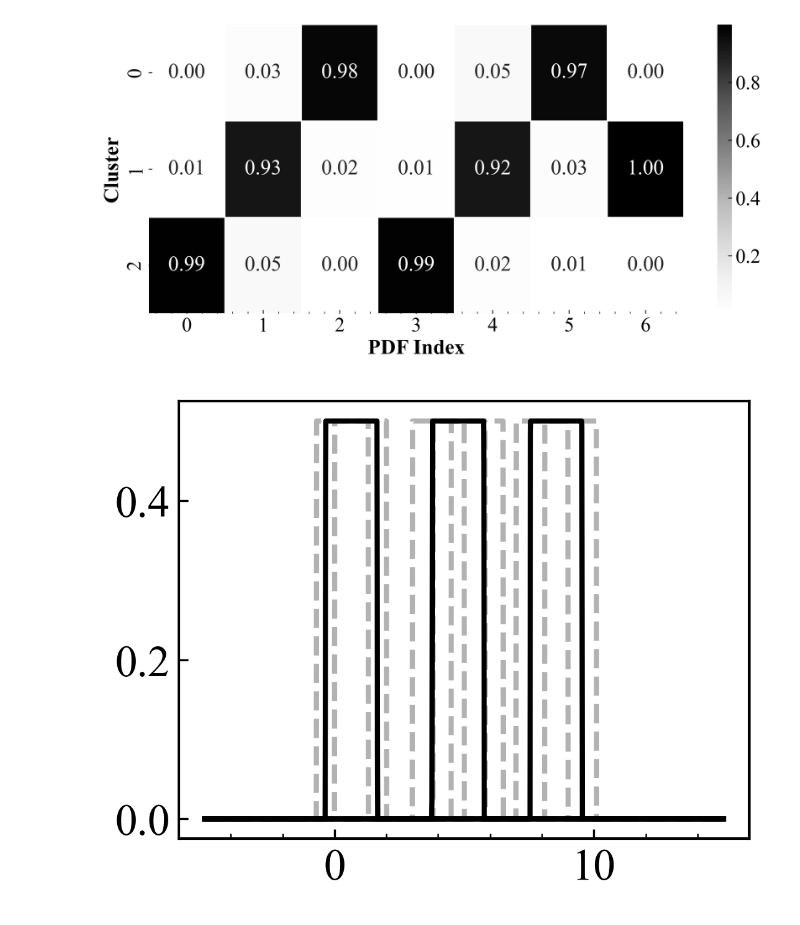
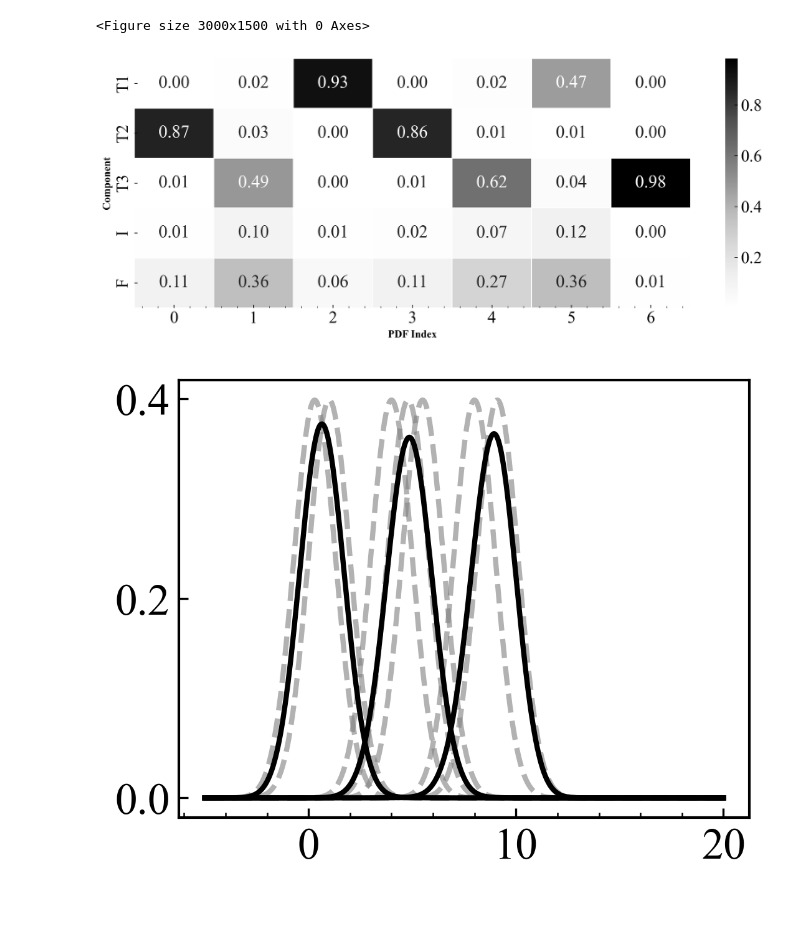
Before and after one commit to hungtrannam/probclust, a Jupyter notebook: notebooks/alg_NCF.ipynb, the cells around one changed output. Cells and saved outputs as stored; diff of their text form; code cells hidden in the pictures.

```diff
--- a/notebooks/alg_NCF.ipynb
+++ b/notebooks/alg_NCF.ipynb
@@ -30,12 +30,18 @@ F_data = generateUniform(a_list, b_list, grid_x)
+# %%
+bandwidth = 0.01
+grid_x    = grid(bandwidth, start=-5, end=20)
+mu        = np.array([0.3, 4.0, 9.1, 1.0, 5.5, 8.0, 4.8])
+sig       = np.ones_like(mu)
+F_data    = generateGauss(mu, sig, grid_x)
 # %%
 cluster=NCF.Model(
    grid_x=grid_x,
     num_clusters=3,
     max_iterations= 100,
-    tolerance= 1e-6,
+    tolerance= 1e-4,
     distance_metric= 'W2',
+    verbose=True,
 )
 cluster.fit(F_data)
-U, Theta, J = cluster.get_results()
-labels = cluster.get_hard_assignments()
+T, I, F, Theta, J = cluster.get_results()
 # %% [output]
@@ -43,23 +65,47 @@ AttributeError: 'Model' object has no attribute 'num_pdfs'
 # %%
 # plotHeatmap_U(U)
 plt.figure(figsize=(10, 5))
 temp(fontsize=20)
 
+
+"""
+Vẽ heatmap gồm 3 phần: T (membership), I (indeterminacy), F (hesitation).
+
+- T: shape (num_pdfs, num_clusters)
+- I, F: shape (num_pdfs,)
+"""
+
+T = T  # (num_clusters, num_pdfs)
+I = I[None, :]  # (1, num_pdfs)
+F = F[None, :]  # (1, num_pdfs)
+
+# Ghép lại thành ma trận tổng thể
+data_all = np.concatenate([T, I, F], axis=0)  # shape: (num_clusters+2, num_pdfs)
+
+# Nhãn cho trục y
+y_labels = [rf"T{j+1}" for j in range(T.shape[0])] + ["I", "F"]
+
+# Vẽ
+plt.figure(figsize=(12, 5))
 sns.heatmap(
-	U,
+	data_all,
 	annot=True,
 	fmt=".2f",
 	cmap='Greys',
 	cbar=True,
 	linewidths=0.5,
-	linecolor='white'
+	linecolor='white',
+	xticklabels=[f"{i}" for i in range(T.shape[1])],
+	yticklabels=y_labels
 )
 
-plt.ylabel('Cluster')
-plt.xlabel('PDF Index')
+plt.xlabel("PDF Index", fontsize=12)
+plt.ylabel("Component", fontsize=12)
 plt.tight_layout()
+plt.show()
 # %% [output]
+<Figure size 3000x1500 with 0 Axes>
-[figure, old version]
+[figure, new version]
 # %%
 # plotPDF_Theta(grid_x, F_data, theta=Theta)
 plt.figure()
@@ -75,7 +121,7 @@ for j in range(cluster.num_clusters):
 
 plt.tight_layout()
 # %% [output]
-[figure, old version]
+[figure, new version]
 # %%
 # plot_OF(J)
 plt.figure(figsize=(6, 5))
```
Also changed, not shown: parts of 6 cells of this notebook, 5 other files.
